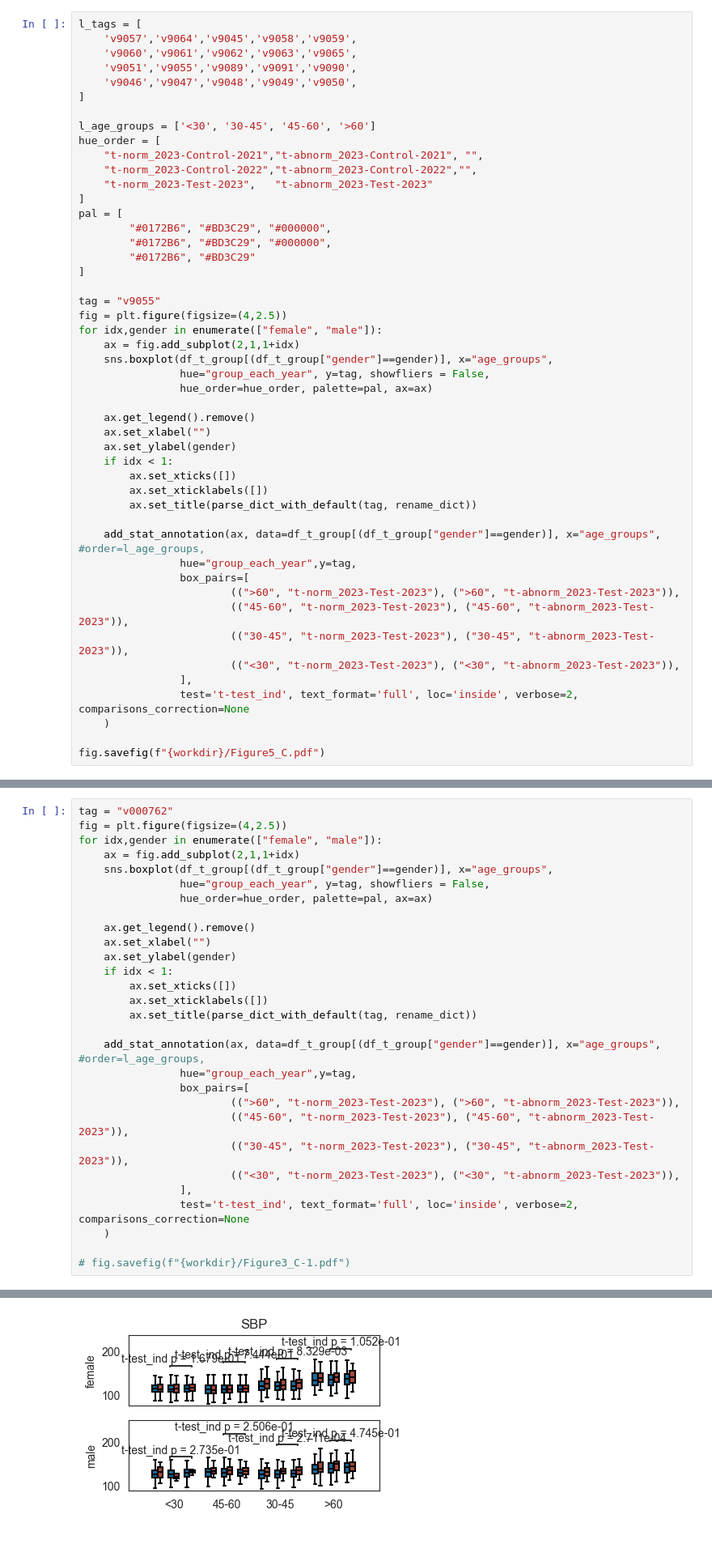
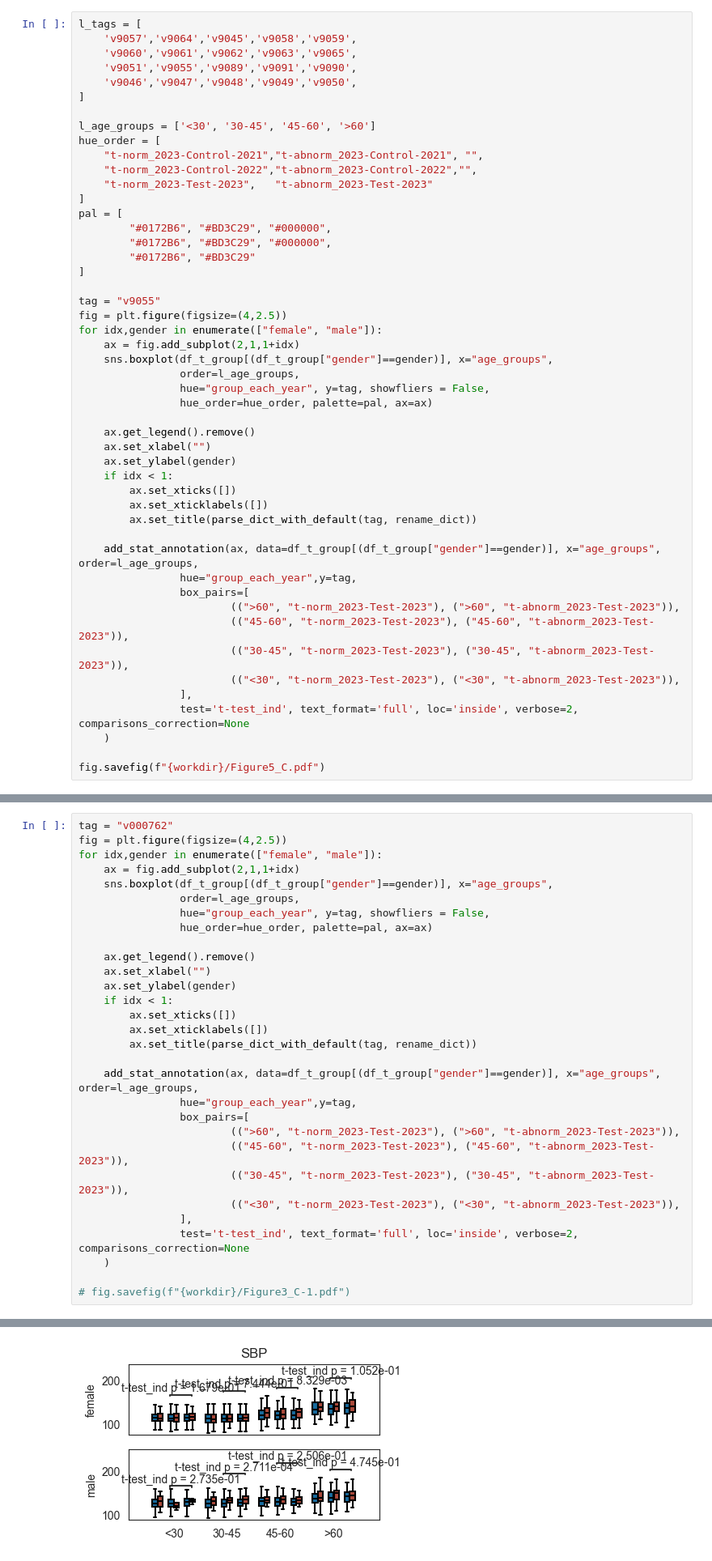
Before and after one commit to huboqiang/healthman, a Jupyter notebook: Figure3_T-wave-xgb.ipynb, the cells around one changed output, grey strips where cells are left out. Shown at 81% size. Drawn from its saved outputs; the diff is of its cells as text.

```diff
--- a/Figure3_T-wave-xgb.ipynb
+++ b/Figure3_T-wave-xgb.ipynb
@@ -343,6 +343,7 @@ fig = plt.figure(figsize=(4,2.5))
 for idx,gender in enumerate(["female", "male"]):
     ax = fig.add_subplot(2,1,1+idx)
     sns.boxplot(df_t_group[(df_t_group["gender"]==gender)], x="age_groups",
+                order=l_age_groups,
                 hue="group_each_year", y=tag, showfliers = False,
                 hue_order=hue_order, palette=pal, ax=ax)
 
@@ -354,7 +355,7 @@ for idx,gender in enumerate(["female", "male"]):
         ax.set_xticklabels([])
         ax.set_title(parse_dict_with_default(tag, rename_dict))
 
-    add_stat_annotation(ax, data=df_t_group[(df_t_group["gender"]==gender)], x="age_groups", #order=l_age_groups,
+    add_stat_annotation(ax, data=df_t_group[(df_t_group["gender"]==gender)], x="age_groups", order=l_age_groups,
                 hue="group_each_year",y=tag,
                 box_pairs=[
                         ((">60", "t-norm_2023-Test-2023"), (">60", "t-abnorm_2023-Test-2023")),
@@ -384,39 +385,40 @@ fig = plt.figure(figsize=(4,2.5))
 for idx,gender in enumerate(["female", "male"]):
     ax = fig.add_subplot(2,1,1+idx)
     sns.boxplot(df_t_group[(df_t_group["gender"]==gender)], x="age_groups",
+                order=l_age_groups,
                 hue="group_each_year", y=tag, showfliers = False,
                 hue_order=hue_order, palette=pal, ax=ax)
 
     ax.get_legend().remove()
     ax.set_xlabel("")
     ax.set_ylabel(gender)
     if idx < 1:
         ax.set_xticks([])
         ax.set_xticklabels([])
         ax.set_title(parse_dict_with_default(tag, rename_dict))
 
-    add_stat_annotation(ax, data=df_t_group[(df_t_group["gender"]==gender)], x="age_groups", #order=l_age_groups,
+    add_stat_annotation(ax, data=df_t_group[(df_t_group["gender"]==gender)], x="age_groups", order=l_age_groups,
                 hue="group_each_year",y=tag,
                 box_pairs=[
                         ((">60", "t-norm_2023-Test-2023"), (">60", "t-abnorm_2023-Test-2023")),
                         (("45-60", "t-norm_2023-Test-2023"), ("45-60", "t-abnorm_2023-Test-2023")),
                         (("30-45", "t-norm_2023-Test-2023"), ("30-45", "t-abnorm_2023-Test-2023")),
                         (("<30", "t-norm_2023-Test-2023"), ("<30", "t-abnorm_2023-Test-2023")),
                 ],
                 test='t-test_ind', text_format='full', loc='inside', verbose=2, comparisons_correction=None
     )
 
 # fig.savefig(f"{workdir}/Figure3_C-1.pdf")
 # %% [output]
 >60_t-norm_2023-Test-2023 v.s. >60_t-abnorm_2023-Test-2023: t-test independent samples, P_val=1.052e-01 stat=-1.626e+00
 <30_t-norm_2023-Test-2023 v.s. <30_t-abnorm_2023-Test-2023: t-test independent samples, P_val=1.679e-01 stat=-1.380e+00
 45-60_t-norm_2023-Test-2023 v.s. 45-60_t-abnorm_2023-Test-2023: t-test independent samples, P_val=8.329e-03 stat=-2.649e+00
 30-45_t-norm_2023-Test-2023 v.s. 30-45_t-abnorm_2023-Test-2023: t-test independent samples, P_val=7.444e-01 stat=3.260e-01
 >60_t-norm_2023-Test-2023 v.s. >60_t-abnorm_2023-Test-2023: t-test independent samples, P_val=4.745e-01 stat=-7.172e-01
 <30_t-norm_2023-Test-2023 v.s. <30_t-abnorm_2023-Test-2023: t-test independent samples, P_val=2.735e-01 stat=-1.097e+00
 45-60_t-norm_2023-Test-2023 v.s. 45-60_t-abnorm_2023-Test-2023: t-test independent samples, P_val=2.506e-01 stat=-1.151e+00
 30-45_t-norm_2023-Test-2023 v.s. 30-45_t-abnorm_2023-Test-2023: t-test independent samples, P_val=2.711e-04 stat=-3.660e+00
-[figure, old version]
+[figure, new version]
 # %% [markdown]
 ## Barplot with Chi Square Exam, LIVER.Steatosis
 # %%
```
Also changed, not shown: parts of 5 cells of this notebook.
